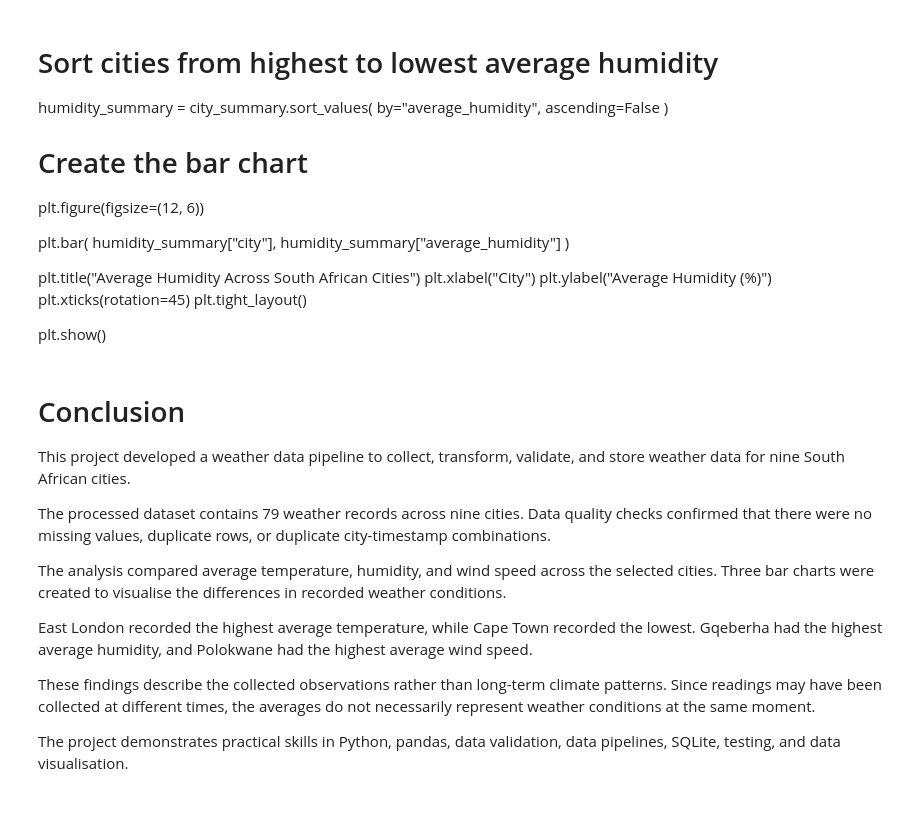
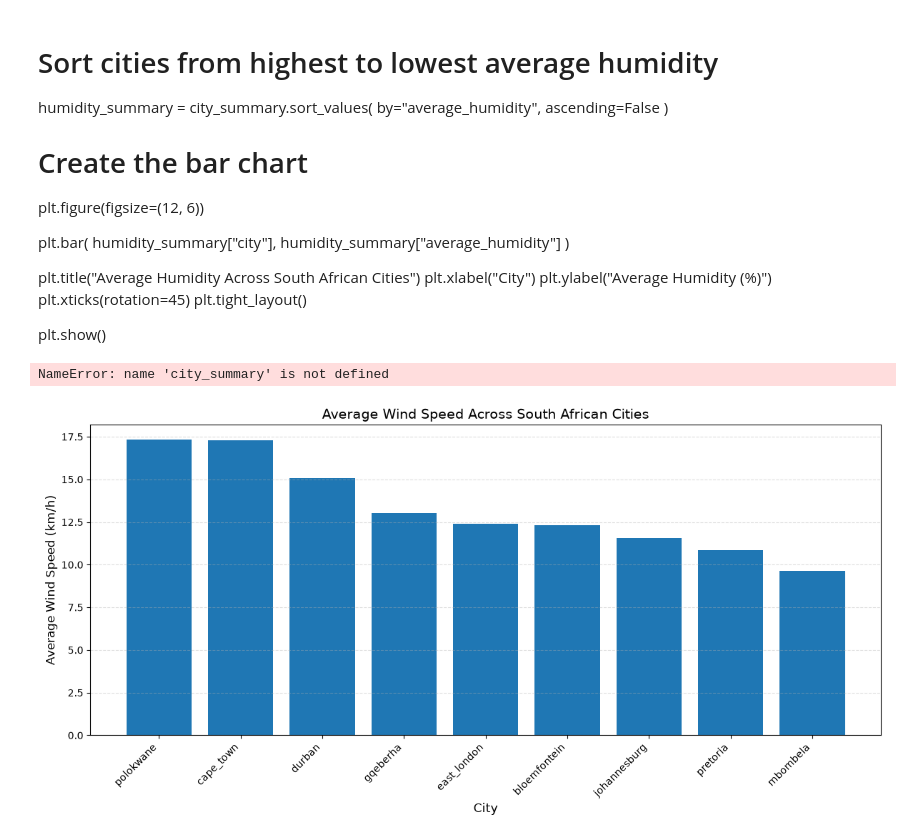
Before and after one commit to Bmpalanga/South_african_weather_pipeline, a Jupyter notebook: weather_analysis_clean.ipynb, the cells around one changed output. Cells and saved outputs as stored; diff of their text form; code cells hidden in the pictures; blank space fills up the shorter version.

```diff
--- a/weather_analysis_clean.ipynb
+++ b/weather_analysis_clean.ipynb
@@ -161,6 +262,10 @@ while Pretoria recorded the lowest at 30.56%.
 
 These results describe the readings collected during the
 observation period and do not represent long-term climate averages.
+# %%
+display(city_summary)
+# %% [output]
+NameError: name 'city_summary' is not defined
 # %%
 # Sort cities from highest to lowest average wind speed
 wind_summary = city_summary.sort_values(
@@ -194,28 +299,32 @@ while Mbombela recorded the lowest at 9.87 km/h.
 
 These results describe the readings collected during the observation
 period and should not be interpreted as long-term climate averages.
-# %% [markdown]
-# Conclusion
-
-This project developed a weather data pipeline to collect,
-transform, validate, and store weather data for nine South African cities.
-
-The processed dataset contains 79 weather records across nine cities.
-Data quality checks confirmed that there were no missing values,
-duplicate rows, or duplicate city-timestamp combinations.
-
-The analysis compared average temperature, humidity, and wind speed
-across the selected cities. Three bar charts were created to visualise
-the differences in recorded weather conditions.
-
-East London recorded the highest average temperature, while Cape Town
-recorded the lowest. Gqeberha had the highest average humidity, and
-Polokwane had the highest average wind speed.
-
-These findings describe the collected observations rather than
-long-term climate patterns. Since readings may have been collected
-at different times, the averages do not necessarily represent
-weather conditions at the same moment.
-
-The project demonstrates practical skills in Python, pandas, data
-validation, data pipelines, SQLite, testing, and data visualisation.
+# %%
+# Compare average wind speed across cities
+wind_summary = city_summary.sort_values(
+    by="average_wind_speed",
+    ascending=False
+)
+
+# Create the chart
+plt.figure(figsize=(12, 6))
+
+plt.bar(
+    wind_summary["city"],
+    wind_summary["average_wind_speed"]
+)
+
+# Add a title and labels
+plt.title("Average Wind Speed Across South African Cities", fontsize=14)
+plt.xlabel("City", fontsize=12)
+plt.ylabel("Average Wind Speed (km/h)", fontsize=12)
+
+# Improve readability
+plt.xticks(rotation=45, ha="right")
+plt.grid(axis="y", linestyle="--", alpha=0.4)
+plt.tight_layout()
+
+# Display the chart
+plt.show()
+# %% [output]
+[figure, added]
```
Also changed, not shown: parts of 16 cells of this notebook, 1 other file.
